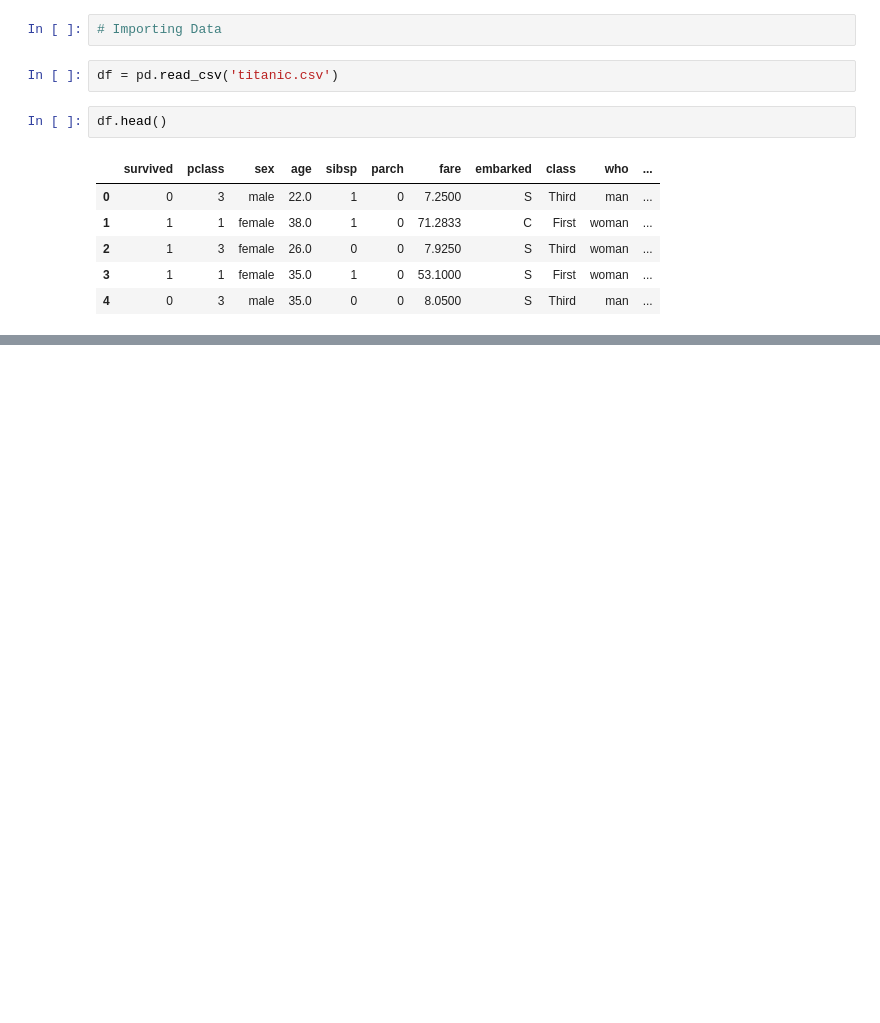
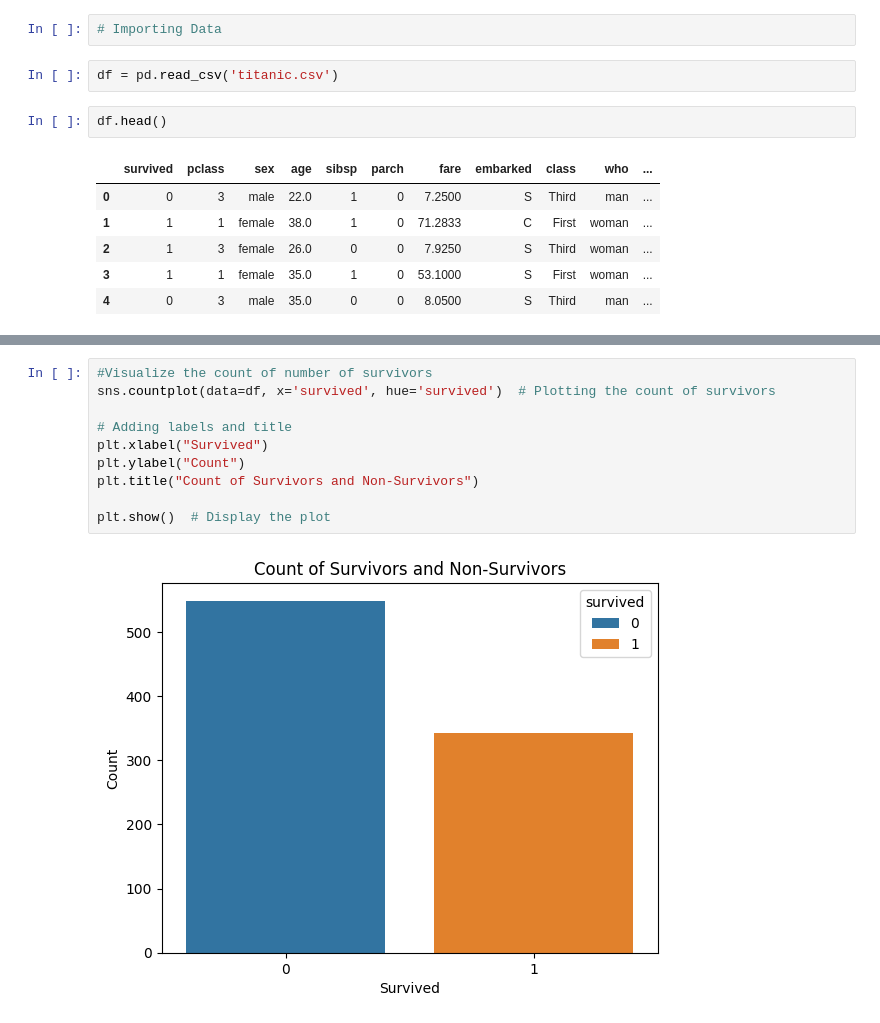
Before and after one commit to ZERO-legion5/Projects-Training, a Jupyter notebook: ML/TitanicSurvivalNB/main.ipynb, the cells around one changed output, grey strips where cells are left out. Cells and saved outputs as stored; diff of their text form; blank space fills up the shorter version.

```diff
--- a/ML/TitanicSurvivalNB/main.ipynb
+++ b/ML/TitanicSurvivalNB/main.ipynb
@@ -22,0 +69,12 @@ df.head()
+# %%
+#Visualize the count of number of survivors
+sns.countplot(data=df, x='survived', hue='survived')  # Plotting the count of survivors
+
+# Adding labels and title
+plt.xlabel("Survived")
+plt.ylabel("Count")
+plt.title("Count of Survivors and Non-Survivors")
+
+plt.show()  # Display the plot
+# %% [output]
+[figure, added]
```
Also changed, not shown: parts of 23 cells of this notebook.
